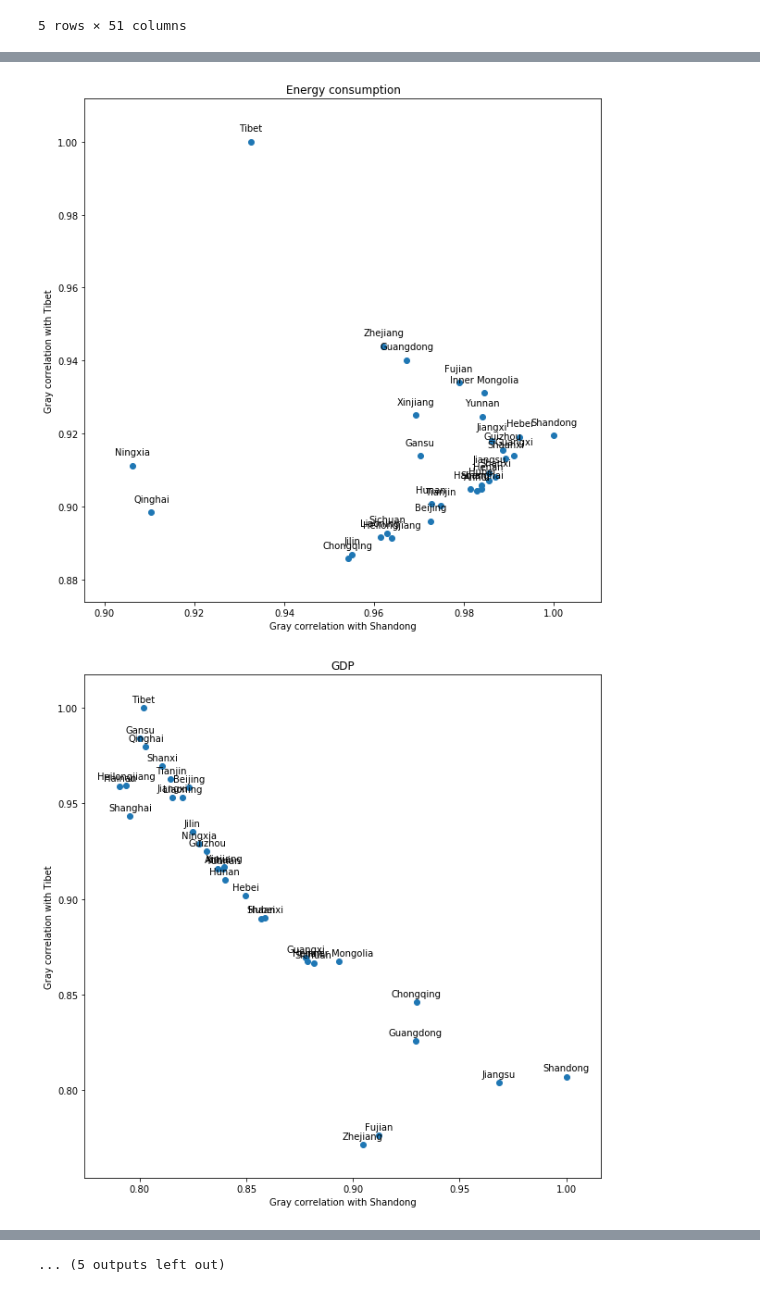
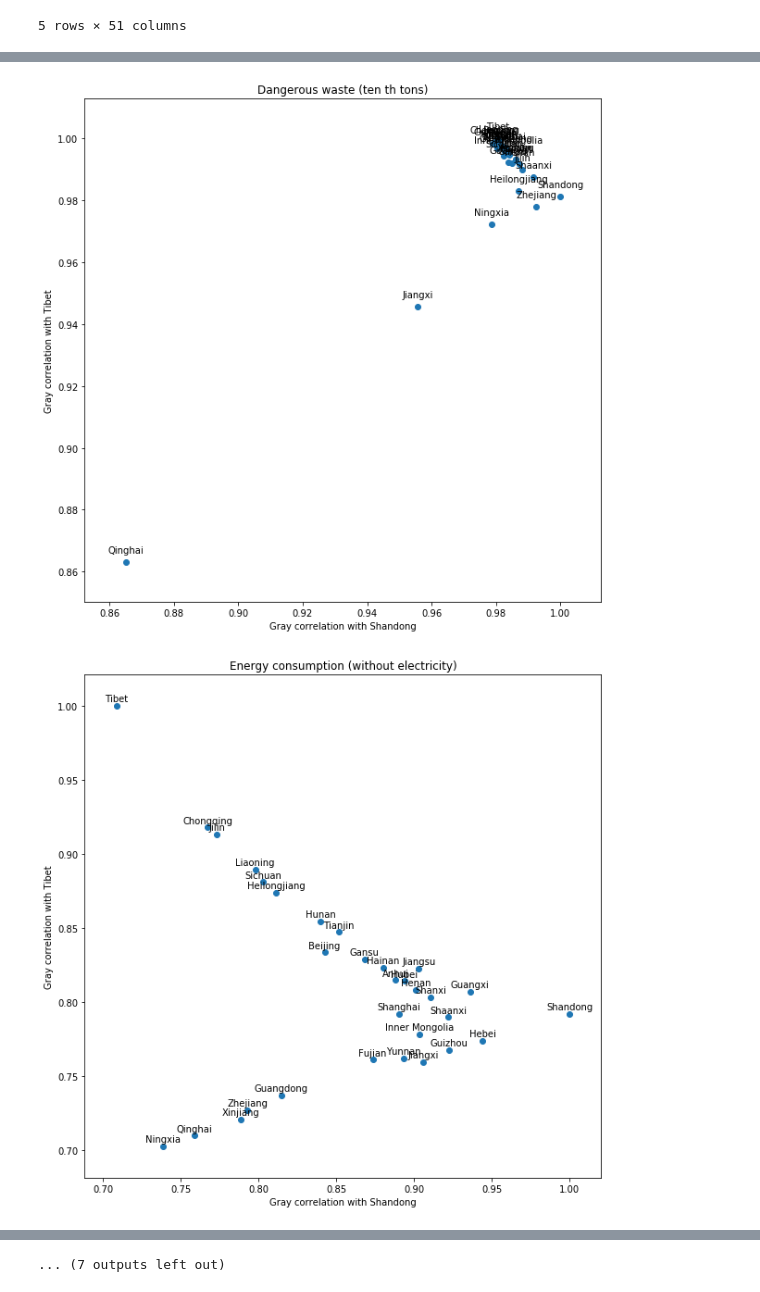
Before and after one commit to rufimich/enviromental_paper, a Jupyter notebook: SINO_Gray correlation.ipynb, the cells around one changed output, grey strips where cells are left out. Saved outputs shown, nothing was run; the diff lists cells and outputs as text; code cells hidden in the pictures.

```diff
--- a/SINO_Gray correlation.ipynb
+++ b/SINO_Gray correlation.ipynb
@@ -21,7 +21,7 @@ Criteria=list(df[['Criteria']].groupby('Criteria').size().index)
 Provinces=list(df[['Province']].groupby('Province').size().index)
 Years=list(df.columns[2:])
 Years2018=list(map(lambda x: str(x),range(1970,2019)))
-abbr_Cr=['GA','EC','GDP','HD','HL','P','PWA','RL','RPWA','RWA','TIEPC','WW','UR','Wet_A','WA','Wood_A','LA','WAP']
+abbr_Cr=['GA','DW','Dis','EPC','EPG','EPO','EC','GDP','HD','HL','MA','P','PWA','RL','RPWA','RWA','TIEPC','WW','WC','UR','Wet_A','WA','Wood_A','LA','WAP','CG']
 # %%
 df1=df[['Criteria','Province']]
 for el in Years2018:
@@ -89,15 +91,18 @@ df6.head()
 # %%
 for num,el in enumerate(Criteria):
     if abbr_Cr[num]!='LA':
-        plt.figure(figsize=(10,10))
-        plt.title(el)
-        plt.scatter(df6[abbr_Cr[num]],df5[abbr_Cr[num]])
-        plt.xlabel('Gray correlation with Shandong')
-        plt.ylabel('Gray correlation with Tibet')
-        for x in range(len(Provinces)):
-            plt.text(df6.loc[x][abbr_Cr[num]],df5.loc[x][abbr_Cr[num]]+0.003,Provinces[x],horizontalalignment='center')
-        plt.show()
+        if np.min(np.int32(np.isnan(df6[abbr_Cr[num]]) & np.isnan(df5[abbr_Cr[num]])))!=1:
+            dd=((np.isnan(df6[abbr_Cr[num]]) & np.isnan(df5[abbr_Cr[num]]))==False)
+            plt.figure(figsize=(10,10))
+            plt.title(el)
+            plt.scatter(df6[abbr_Cr[num]][dd],df5[abbr_Cr[num]][dd])
+            plt.xlabel('Gray correlation with Shandong')
+            plt.ylabel('Gray correlation with Tibet')
+            for x in range(len(Provinces)):
+                if dd[x]:
+                    plt.text(df6.loc[x][abbr_Cr[num]],df5.loc[x][abbr_Cr[num]]+0.003,Provinces[x],horizontalalignment='center')
+            plt.show()
 # %% [output]
 [figure]
-[figure, old version]
+[figure, new version]
-[figure, old version]
+[figure, new version]
@@ -110,4 +115,4 @@ for num,el in enumerate(Criteria):
 [figure]
 [figure]
 [figure]
-... (5 outputs left out)
+... (7 outputs left out)
```
Also changed, not shown: parts of 6 cells of this notebook, 1 other file.
